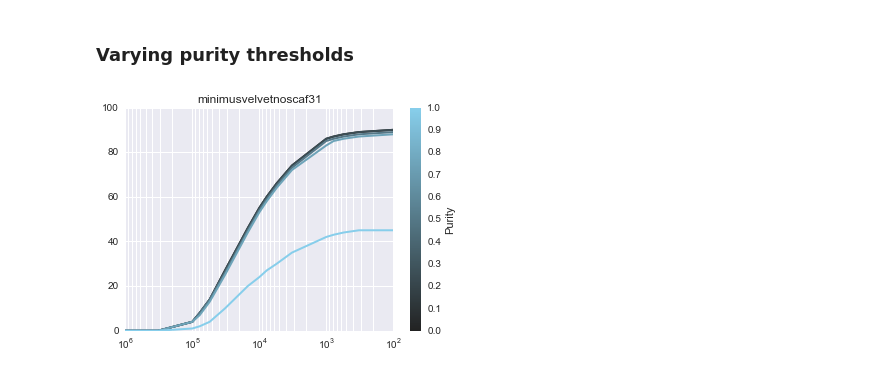
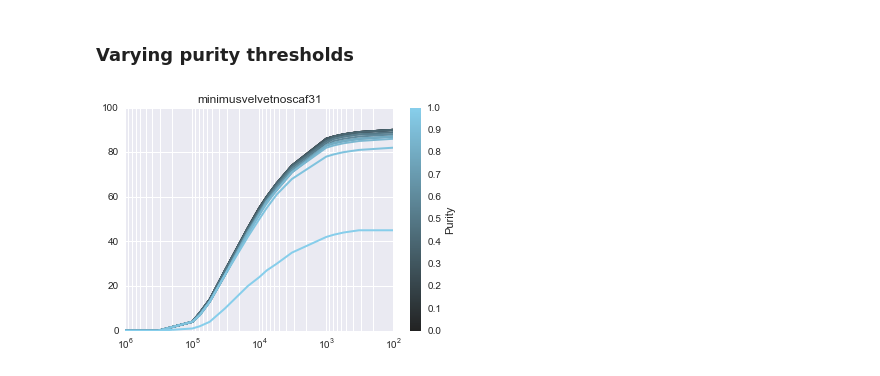
Before and after one commit to inodb/masmvali-publication, a Jupyter notebook: notebooks/LIMS1884-filtered-pairs-assemblies-2.ipynb, the cells around one changed output. Saved outputs shown, nothing was run; the diff lists cells and outputs as text; code cells hidden in the pictures.

```diff
--- a/notebooks/LIMS1884-filtered-pairs-assemblies-2.ipynb
+++ b/notebooks/LIMS1884-filtered-pairs-assemblies-2.ipynb
@@ -179,0 +182,27 @@ It seems like there is some correlation between coverage mean and purity, but th
+# %%
+sns.set_style("white", {'xtick.major.size': 5, 'ytick.major.size': 5})
+mpl.rcParams['figure.figsize'] = 6, 4
+
+f, ax = plt.subplots(1, 1)
+
+cov_intervals = []
+cov_weights = []
+ivs = [(0, 25), (25, 50), (50, 75), (75,100), (100, 125), (100, 150), (150, float("inf"))]
+for l, h in ivs:
+    covi = np.array(rns31cov["cov_mean_sample_0"] >= l) & np.array(rns31cov["cov_mean_sample_0"] < h) & np.array(rns31pur["max_aln_purity"] > 0)
+    cov_intervals.append(list(rns31pur[covi]["max_aln_purity"]))
+    cov_weights.append(list(rns31pur[covi]["contig_length"]))
+ax.hist(cov_intervals,
+         weights=cov_weights, log=1, range=[0.0,1.0], label=["{}-{}".format(l,h) for l,h in ivs],
+         align='mid', color=sns.dark_palette("palegreen", len(ivs)))
+ax.legend()
+ax.set_title("raynoscaf31")
+ax.set_ylabel("log # bases in contig with purity (x)")
+ax.set_xlabel("purity")
+ax.set_ylim(1,1e09)
+ax.set_xlim(0.0, 1.0)
+handles, labels = ax.get_legend_handles_labels()
+ax.legend(handles, labels, numpoints=1, loc='upper left')
+ax.yaxis.grid(True, c='white')
+ax.set_axisbelow(False)
+sns.despine()
@@ -422,27 +455,29 @@ In these plots the light lines are the metagenome coverage using only 100% pure
 # %% [markdown]
 ### Varying purity thresholds
 # %%
+pths = sorted(np.unique(m_even.avp.velvetnoscafminimus2.contig_metagenome_coverage_purest_single_aln_purity_thresholds["min_purity"]))
 sns.set_style("darkgrid")
-colors = sns.dark_palette("skyblue", 5)
+colors = sns.dark_palette("skyblue", len(pths))
+
 
 f, ax = plt.subplots(1, 1)
 #m_even.avp.velvetnoscafminimus2.contig_metagenome_coverage_purest_single_aln_purity_thresholds["min_purity"]
-for i, p in enumerate(np.unique(m_even.avp.velvetnoscafminimus2.contig_metagenome_coverage_purest_single_aln_purity_thresholds["min_purity"])):
+for i, p in enumerate(pths):
     has_purity = np.array(m_even.avp.velvetnoscafminimus2.contig_metagenome_coverage_purest_single_aln_purity_thresholds["min_purity"] == p)
     ax.plot(m_even.avp.velvetnoscafminimus2.contig_metagenome_coverage_purest_single_aln_purity_thresholds[has_purity]["cut_off"],
             m_even.avp.velvetnoscafminimus2.contig_metagenome_coverage_purest_single_aln_purity_thresholds[has_purity]["metagenome_cov_percentage"],
             linewidth=2.0, color=colors[i], label='velvetnoscafminimus2', alpha=(1.0))
 
 
 ax.set_xscale('log')
 ax.invert_xaxis()
 ax.set_ylim([0,100])
 ax.set_xlim([10**6,0])
 ax.set_title("minimusvelvetnoscaf31")
 pal = sns.dark_palette("skyblue", as_cmap=True)
 sm = plt.cm.ScalarMappable(cmap=pal)
 sm._A = []
 cb = plt.colorbar(sm)
 cb.set_label("Purity")
 # %% [output]
-[figure, old version]
+[figure, new version]
```
Also changed, not shown: parts of 7 cells of this notebook.
